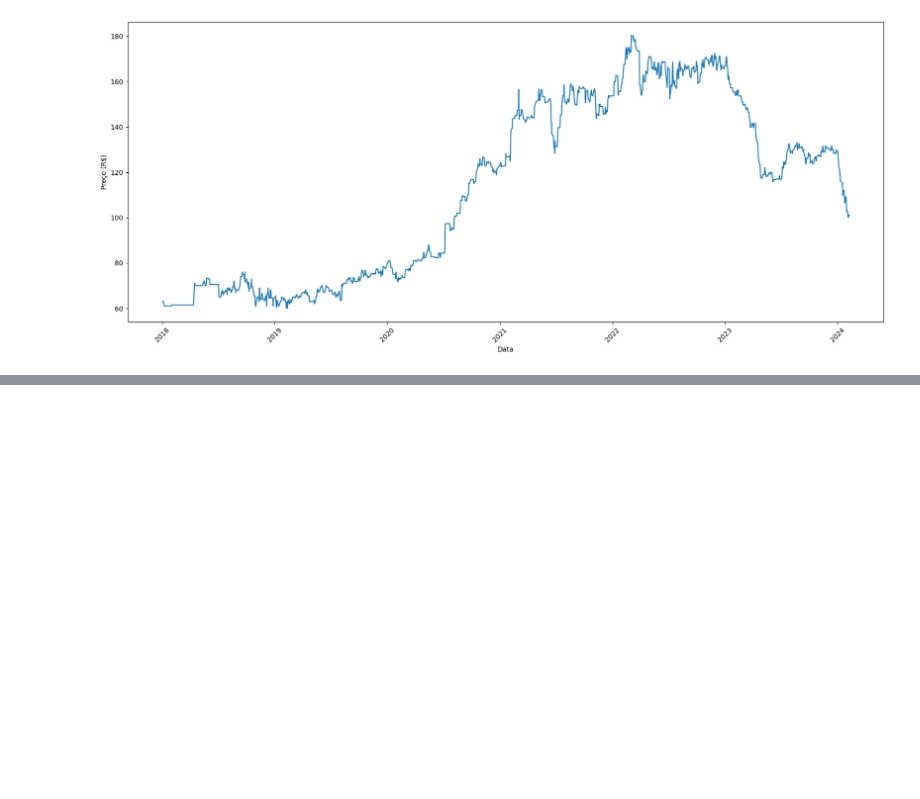
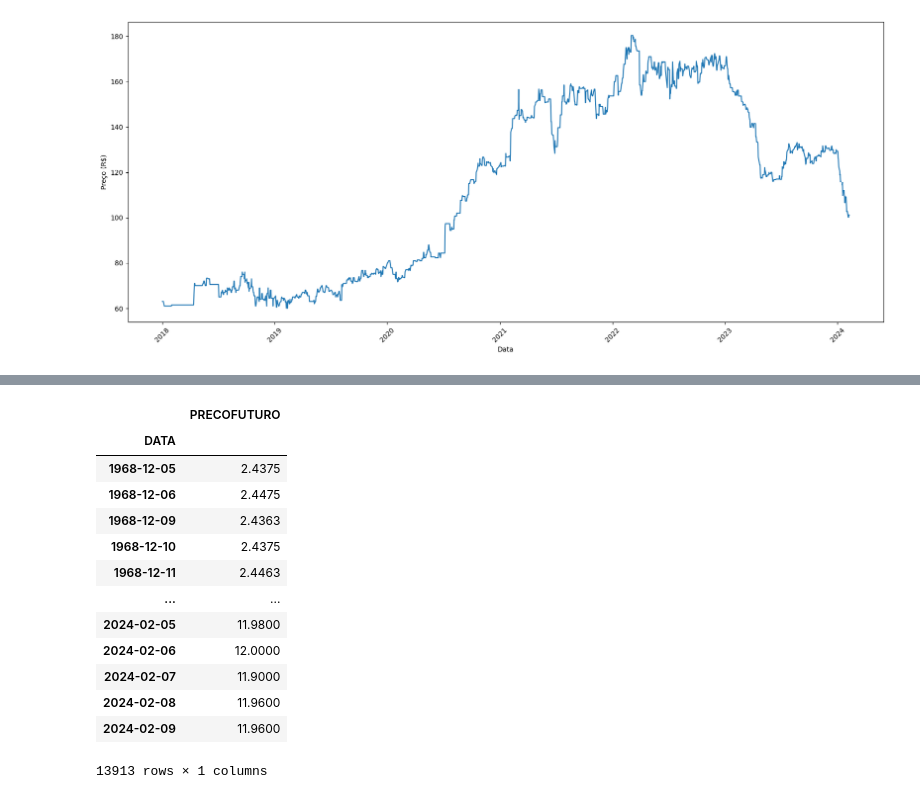
Before and after one commit to vidomirana/Analise-Sincronia-SeriesTemporais-Soja, a Jupyter notebook: Basis_Soja.ipynb, the cells around one changed output, grey strips where cells are left out. Cells and saved outputs as stored; diff of their text form; code cells hidden in the pictures; blank space fills up the shorter version.

```diff
--- a/Basis_Soja.ipynb
+++ b/Basis_Soja.ipynb
@@ -103,0 +135,6 @@ soja_df.iloc[1450:1470]
+# %%
+futuro_df = futuro_df.rename(columns={'date':'DATA', ' value':'PRECOFUTURO'})
+futuro_df['DATA'] = pd.to_datetime(futuro_df['DATA'])
+futuro_df.set_index('DATA', inplace=True)
+
+futuro_df.info()
@@ -103,0 +150,17 @@ soja_df.iloc[1450:1470]
+# %%
+futuro_df
+# %% [output]
+|  | PRECOFUTURO |
+| DATA |  |
+| 1968-12-05 | 2.4375 |
+| 1968-12-06 | 2.4475 |
+| 1968-12-09 | 2.4363 |
+| 1968-12-10 | 2.4375 |
+| 1968-12-11 | 2.4463 |
+| ... | ... |
+| 2024-02-05 | 11.9800 |
+| 2024-02-06 | 12.0000 |
+| 2024-02-07 | 11.9000 |
+| 2024-02-08 | 11.9600 |
+| 2024-02-09 | 11.9600 |
+13913 rows × 1 columns
```
Also changed, not shown: parts of 6 cells of this notebook, 2 other files.
